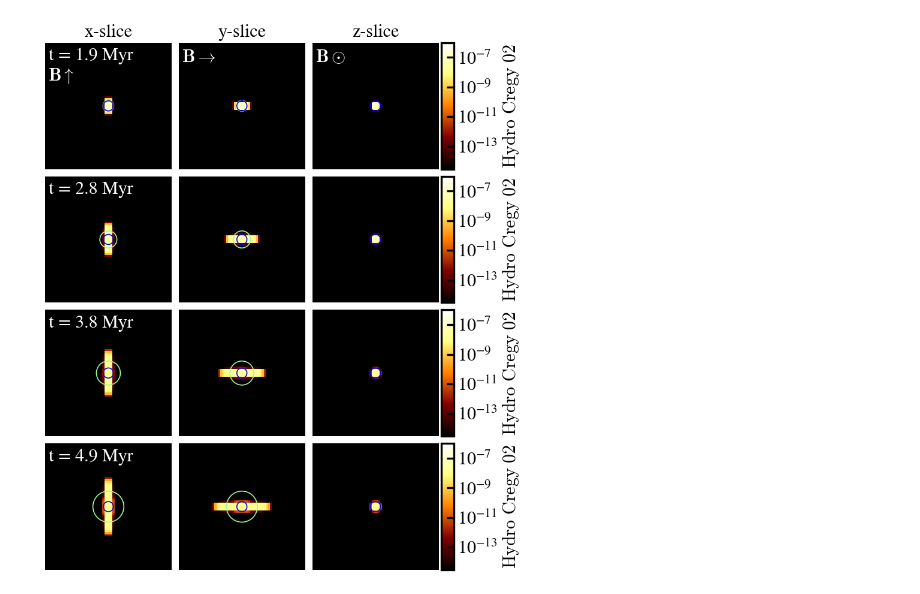
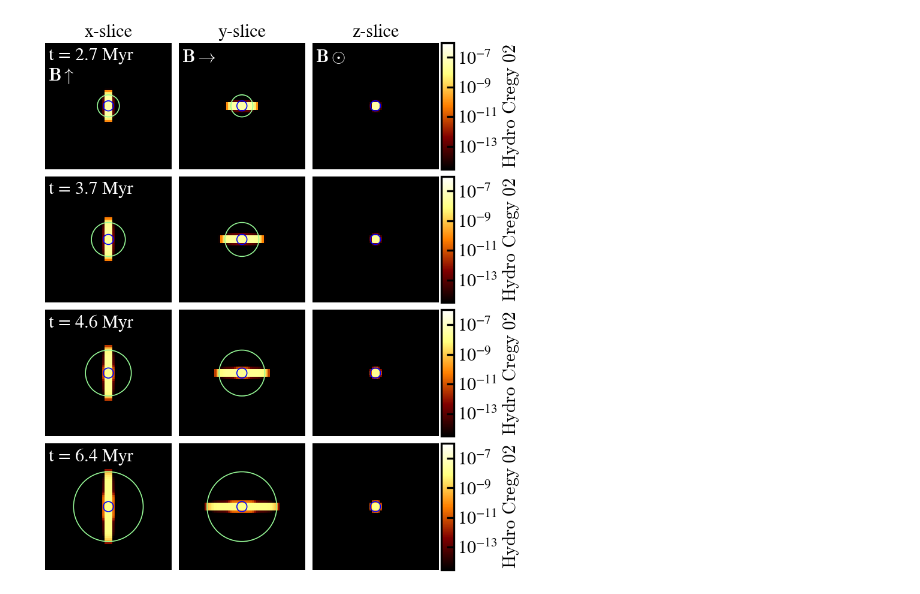
Before and after one commit to SampsonML/cr_diffusion_tools, a Jupyter notebook: cr_diffusion_ramses/analysis_blob_test_streaming_only.ipynb, the cells around one changed output. Saved outputs shown, nothing was run; the diff lists cells and outputs as text; code cells hidden in the pictures.

```diff
--- a/cr_diffusion_ramses/analysis_blob_test_streaming_only.ipynb
+++ b/cr_diffusion_ramses/analysis_blob_test_streaming_only.ipynb
@@ -33,15 +33,23 @@ plt.rcParams["mathtext.fontset"] = "dejavuserif"
 # %%
 # turn off silly warnings
 yt.set_log_level("error")
+# %%
+def streaming(va, t):
+
+    p1 = (1 + (4/3) * va * t)**2
+    p2 = (8 * va * t) / 3
+    x_m = np.sqrt(p1 + p1 - 1)
+
+    return x_m
 # %%
 coords = ["x", "y", "z"]
 title = ["x-slice", "y-slice", "z-slice"]
 text = [r"$\mathbf{B} \uparrow$", r"$\mathbf{B} \rightarrow$", r"$\mathbf{B} \odot $"]
 fns = [
-    "/scratch/gpfs/ms0821/sampson_ramses/low_res_no_turb_stream/output_00022/info_00022.txt",
-    "/scratch/gpfs/ms0821/sampson_ramses/low_res_no_turb_stream/output_00032/info_00032.txt",
-    "/scratch/gpfs/ms0821/sampson_ramses/low_res_no_turb_stream/output_00043/info_00043.txt",
-    "/scratch/gpfs/ms0821/sampson_ramses/low_res_no_turb_stream/output_00054/info_00054.txt",
+    "/scratch/gpfs/ms0821/sampson_ramses/low_res_no_turb_stream/output_00004/info_00004.txt",
+    "/scratch/gpfs/ms0821/sampson_ramses/low_res_no_turb_stream/output_00005/info_00005.txt",
+    "/scratch/gpfs/ms0821/sampson_ramses/low_res_no_turb_stream/output_00006/info_00006.txt",
+    "/scratch/gpfs/ms0821/sampson_ramses/low_res_no_turb_stream/output_00008/info_00008.txt",
 ]
 
 fig = plt.figure(figsize=(10,22), dpi=120)
@@ -74,7 +82,7 @@ B_code = 1
 B_cgs = np.sqrt(4 * np.pi * unit_density) * unit_v * B_code # for checking -- 1.5e-6 G
 # va = B_cgs / sqrt(4 pi rho) --> B_code * unit_v
 va_cm = B_code * unit_v
-va =  va_cm *  3.24078e-19 # convert to parsecs
+va =  va_cm * 3.24078e-19 # convert to parsecs
 
 for fn in fns:
     idx+=1
@@ -83,14 +91,14 @@ for fn in fns:
 
     if idx > 0:
         # analytical diffusion
-        dsi = yt.load("/scratch/gpfs/ms0821/sampson_ramses/low_res_no_turb_no_stream/output_00021/info_00021.txt")
+        dsi = yt.load("/scratch/gpfs/ms0821/sampson_ramses/low_res_no_turb_no_stream/output_00003/info_00003.txt")
         ti = dsi.current_time.in_units('s')
         tf = ds.current_time.in_units('s')
 
         # total time
         init = 0.04 * 20
         t = np.array((tf - ti))
-        dx = va * t + init
+        dx = x_m = streaming(va_cm, t) * 3.24078e-19 + init
 
     for coord in coords:
         p = yt.SlicePlot(
@@ -104,32 +112,31 @@ for fn in fns:
             p.annotate_sphere([0.5, 0.5, 0.5], radius=(init, "pc"), circle_args={"color": "blue"})
         if plt_idx % 3 == 0:
             p.annotate_timestamp(corner="upper_left",draw_inset_box=False)
         if plt_idx %3 == 2:
             p.annotate_sphere([0.5, 0.5, 0.5], radius=(init, "pc"), circle_args={"color": "blue"})
         if plt_idx < 3:
             p.annotate_title(title[plt_idx])
             if plt_idx == 0:
                 p.annotate_text((0.025, 0.7), text[plt_idx], coord_system="axis")
             else:
                 p.annotate_text((0.025, 0.85), text[plt_idx], coord_system="axis")
         p.set_cmap(("ramses", "hydro_CRegy_02"), "afmhot")
         p.set_zlim(("ramses", "hydro_CRegy_02"), 3e-15, 1e-6)
         p.set_log(("ramses", "hydro_CRegy_02"), True)
         p.hide_axes()
         plot = p.plots[("ramses", "hydro_CRegy_02")]
         # matts adding
         colorbar = plot.cb
         #p._setup_plots()
         #colorbar.set_ticklabels(["$10^{-28}$"])
 
         plot.figure = fig
         plot.axes = grid[plt_idx].axes
         plot.cax = grid.cbar_axes[plt_idx]
         plot.cax.set_label("test")
         p.render()
         plt_idx += 1
 
 plt.savefig("res64_no_turb_streaming_panels.png")
-#plt.savefig("res64_no_turb_streaming_panels.pdf", tight_layout=True)
 # %% [output]
-[figure, old version]
+[figure, new version]
```
Also changed, not shown: parts of 6 cells of this notebook.
